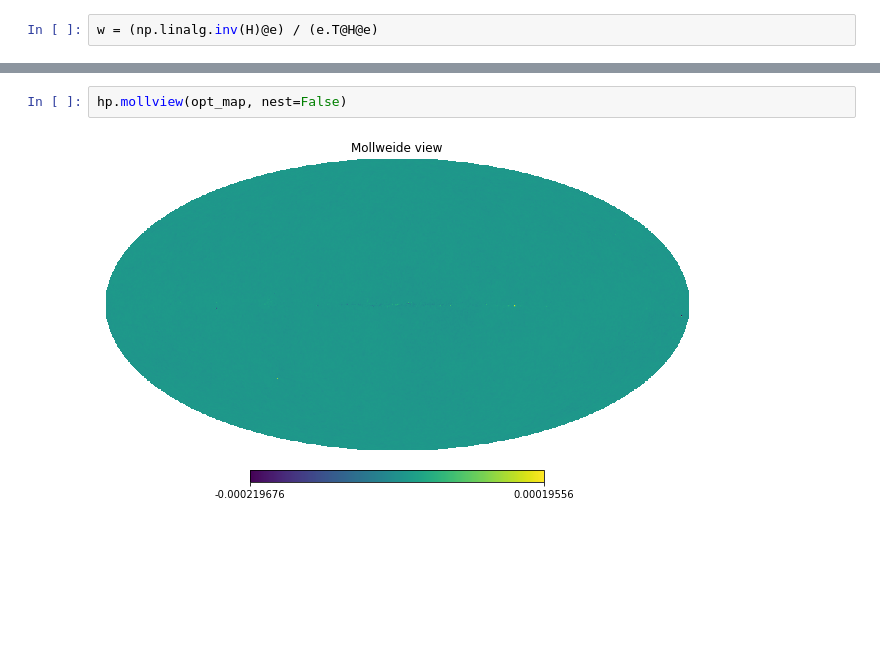
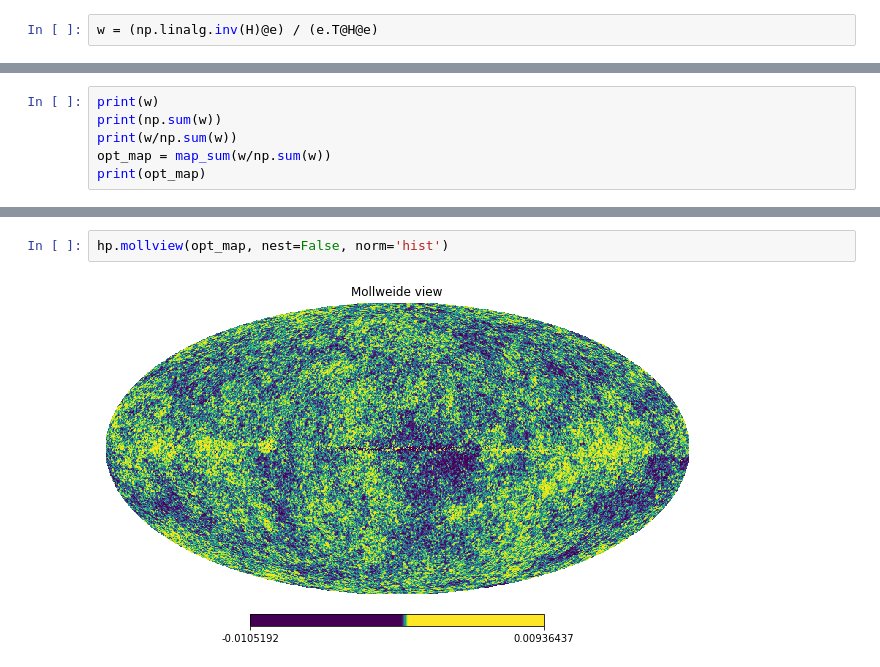
Before and after one commit to samgagnon/data-final, a Jupyter notebook: CMB_Map.ipynb, the cells around one changed output, grey strips where cells are left out. Cells and saved outputs as stored; diff of their text form; blank space fills up the shorter version.

Commit message:
Fixed plotting

```diff
--- a/CMB_Map.ipynb
+++ b/CMB_Map.ipynb
@@ -93,0 +92,6 @@ opt_map = map_sum(w)
+# %%
+print(w)
+print(np.sum(w))
+print(w/np.sum(w))
+opt_map = map_sum(w/np.sum(w))
+print(opt_map)
@@ -94,4 +106,4 @@ opt_map = map_sum(w)
 # %%
-hp.mollview(opt_map, nest=False)
+hp.mollview(opt_map, nest=False, norm='hist')
 # %% [output]
-[figure, old version]
+[figure, new version]
```
Also changed, not shown: parts of 2 cells of this notebook.
